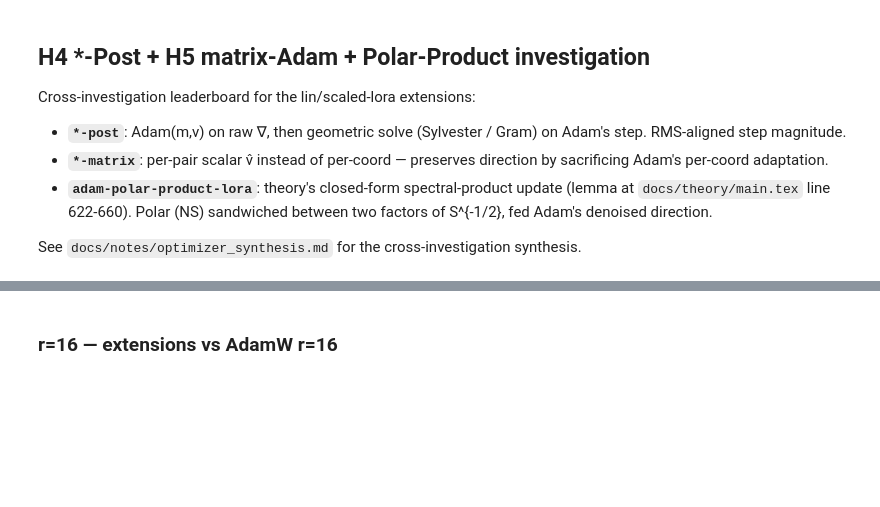
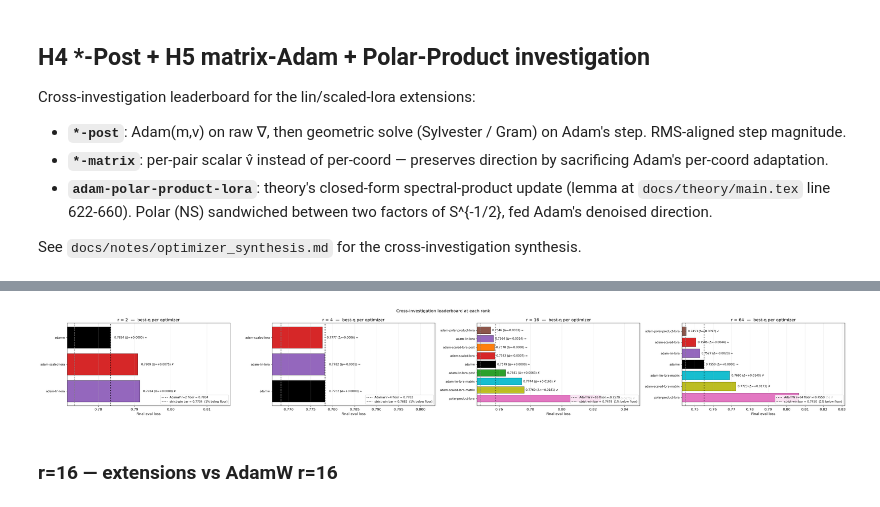
Before and after one commit to nikhilgsh/lora-optimizers, a Jupyter notebook: notebooks/sweep_analysis.ipynb, the cells around one changed output, grey strips where cells are left out. Saved outputs shown, nothing was run; the diff lists cells and outputs as text; code cells hidden in the pictures; blank space fills up the shorter version.

```diff
--- a/notebooks/sweep_analysis.ipynb
+++ b/notebooks/sweep_analysis.ipynb
@@ -63,20 +63,18 @@ See `docs/notes/optimizer_synthesis.md` for the cross-investigation synthesis.
 # Cross-investigation: H4 *-Post + H5 matrix-Adam + Polar-Product variants.
 # Uses the standard plot_utils loading pipeline.
 EXT_SOURCES = (
-    "polar_product_eta1e3_2k", "polar_product_2k",   # NEW: theory polar-product
-    "h4_post_rmsalign_2k",                           # H4 with RMS-align fix
-    "h4_post_2k",                                    # H4 unfixed (kept for comparison)
-    "h5_matrix_r64_2k", "h5_matrix_2k",              # H5 matrix-Adam at r=64 and r=16
-    "h3_rsweep_2k",                                  # adamw, adam-lin, adam-scaled at r=2,4,64
-    "optim_compare_high_eta_2k", "lr_sweep_2k",      # adamw + adam-lin/scaled at r=16
+    "polar_product_eta1e3_2k", "polar_product_2k",
+    "h4_post_rmsalign_2k", "h4_post_2k",
+    "h5_matrix_r64_2k", "h5_matrix_2k",
+    "h3_rsweep_2k",
+    "optim_compare_high_eta_2k", "lr_sweep_2k",
 )
-
 EXT_OPTIMIZERS = {
     "adamw",
-    "adam-lin-lora", "adam-scaled-lora",                   # baselines
-    "adam-lin-lora-post", "adam-scaled-lora-post",          # H4
-    "adam-lin-lora-matrix", "adam-scaled-lora-matrix",      # H5
-    "polar-product-lora", "adam-polar-product-lora",        # theory polar-product
+    "adam-lin-lora", "adam-scaled-lora",
+    "adam-lin-lora-post", "adam-scaled-lora-post",
+    "adam-lin-lora-matrix", "adam-scaled-lora-matrix",
+    "polar-product-lora", "adam-polar-product-lora",
 }
 
 def _stamp_r(cfg, group):
@@ -89,8 +87,6 @@ ext_runs = merge_runs(
     cfg_postprocess=_stamp_r,
 )
 
-print(f"Loaded {len(ext_runs)} runs across {len(EXT_SOURCES)} groups")
-
 # Best-η per (optimizer, r) at step 2000
 best = {}
 for cfg, evs in ext_runs:
@@ -100,30 +96,8 @@ for cfg, evs in ext_runs:
     fl = evs[-1]["eval_loss"]
     if k not in best or fl < best[k][2]:
         best[k] = (cfg, evs, fl)
-
-# Per-rank AdamW reference floors (apples-to-apples, same-rank comparison)
 adamw_floor = {r: best[("adamw", r)][2] for (opt, r) in best if opt == "adamw"}
 
-def _flag(delta):
-    if delta < -0.005: return "✅"
-    if abs(delta) < 0.005: return "≈"
-    return "❌"
-
-for r_val in sorted(adamw_floor):
-    floor = adamw_floor[r_val]
-    print()
-    print(f"=== Leaderboard at r={r_val} (AdamW r={r_val} floor = {floor:.4f}) ===")
-    print(f"{'rank':>4}  {'optimizer':<28s}  {'best η':>9s}  {'final':>7s}  {'Δ':>9s}  vs same-rank AdamW")
-    rows = sorted(
-        ((opt, cfg, evs, fl) for ((opt, r), (cfg, evs, fl)) in best.items() if r == r_val and opt != "adamw"),
-        key=lambda x: x[3],
-    )
-    for i, (opt, cfg, evs, fl) in enumerate(rows, 1):
-        delta = fl - floor
-        print(f"{i:>4d}  {opt:<28s}  {cfg['lr']:>9.0e}  {fl:>7.4f}  {delta:+8.4f}  {_flag(delta)}")
-
-# Shared color map. AdamW is rendered specially (thick black) so we mark it
-# distinctly here rather than as just another colored line.
 EXT_COLORS = {
     "adamw":                       "black",
     "adam-lin-lora":               "#9467bd",
@@ -136,9 +110,51 @@ EXT_COLORS = {
     "polar-product-lora":          "#e377c2",
 }
 
+# Visual summary: horizontal bar chart of final eval per (optimizer, r),
+# faceted by rank, sorted ascending. AdamW bars in black so the baseline
+# pops; strict-win bar (1% below AdamW floor) marked as a dashed line.
+ranks = sorted(adamw_floor)
+fig, axes = plt.subplots(1, len(ranks), figsize=(9 * len(ranks), 5),
+                          sharex=False)
+if len(ranks) == 1:
+    axes = [axes]
+for ax, r_target in zip(axes, ranks):
+    floor = adamw_floor[r_target]
+    rows = sorted(
+        ((opt, fl) for ((opt, r), (cfg, evs, fl)) in best.items() if r == r_target),
+        key=lambda x: x[1], reverse=True,  # so smallest eval is at the TOP of the bar chart
+    )
+    opts = [r[0] for r in rows]
+    losses = [r[1] for r in rows]
+    colors = [EXT_COLORS.get(o, "grey") for o in opts]
+    bars = ax.barh(range(len(opts)), losses, color=colors, edgecolor="black", linewidth=0.5)
+    # Annotate Δ to floor on each bar.
+    for i, (opt, fl) in enumerate(rows):
+        delta = fl - floor
+        flag = "✓" if delta < -0.005 else ("≈" if abs(delta) < 0.005 else "✗")
+        ax.text(fl + 0.001, i, f"{fl:.4f} (Δ={delta:+.4f}) {flag}", va="center", fontsize=9)
+    ax.axvline(floor, color="black", lw=2, ls=":", label=f"AdamW r={r_target} floor = {floor:.4f}")
+    ax.axvline(floor - 0.01, color="grey", lw=1.5, ls="--",
+               label=f"strict-win bar = {floor - 0.01:.4f}  (1% below floor)")
+    ax.set_yticks(range(len(opts)))
+    ax.set_yticklabels(opts, fontsize=9)
+    ax.set_xlabel("Final eval loss")
+    ax.set_title(f"r = {r_target}  —  best-η per optimizer")
+    ax.legend(loc="lower right", fontsize=9)
+    ax.grid(True, axis="x", alpha=0.3)
+    # Padding so annotations don't get clipped.
+    xmin = min(losses + [floor - 0.012])
+    xmax = max(losses) + 0.025
+    ax.set_xlim(xmin, xmax)
+
+fig.suptitle("Cross-investigation leaderboard at each rank")
+fig.tight_layout()
+plt.show()
+
+
 def _plot_one_rank(r_target):
-    """Standardized 2-panel sweep figure for a single rank, with AdamW
-    rendered as a thicker black line so the baseline is visually distinct.
+    """2-panel sweep figure (η-vs-final | best-η trajectory) for one rank.
+    AdamW lines bumped to thick black so the baseline is visually distinct.
     """
     floor = adamw_floor[r_target]
     runs_at_r = [(c, e) for c, e in ext_runs if c["_lora_r"] == r_target]
@@ -153,7 +169,6 @@ def _plot_one_rank(r_target):
         ],
         label_fn=lambda c: f"{c['optimizer']:<24s} η={c['lr']:.0e}",
     )
-    # Bump AdamW lines to thicker / black so the baseline pops visually.
     for ax in axes:
         for line in ax.get_lines():
             label = line.get_label() or ""
@@ -183,3 +181,4 @@ rank  optimizer                        best η    final          Δ  vs same-ran
+[figure, added]
 # %% [markdown]
 ### r=16 — extensions vs AdamW r=16
 # %%
```
Also changed, not shown: parts of 2 cells of this notebook.
